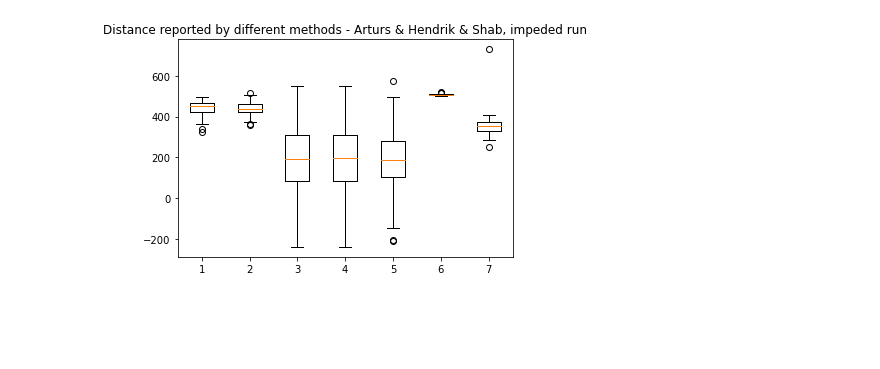
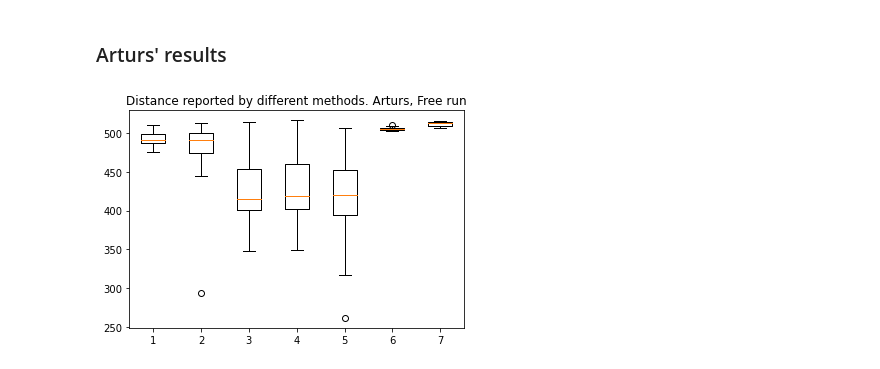
Before and after one commit to archie1983/imu_filters, a Jupyter notebook: experiment_plots.ipynb, the cells around one changed output. Drawn from its saved outputs; the diff is of its cells as text; code cells hidden in the pictures; blank space fills up the shorter version.

```diff
--- a/experiment_plots.ipynb
+++ b/experiment_plots.ipynb
@@ -237,20 +1,21 @@ plt.show()
-# %%
-# Arturs' and Hendrik's together:
-gh_imu_enc_acc = [476.11,493.62,503.5,481.52,452.4,470.4,461.43,467.19,437.92,473.86,477.65,454.98,428.76,434.76,444.11,427.16,437.54,444.48,414.99,473.13,448.32,452.47,426.17,447.82,420.17,456.19,445.99,434.17,455.06,428.86,440.25,438.08,438.58,437.98,454.48,431.51,451.04,462.34,433.68,434.92,441.96,473.59,417.21,438.17,504.03,423.38,482.88,390.62,375.43,425.29,356.82,499.52,405.47,423.62,409.99,408.01,401.61,397.61,406.94,514.74,418.46,362.55]
-gh_filtered_dst = [478.43,490.37,489,477.09,472.46,474.68,478.31,468.65,467.54,475.11,484.79,464.7,443.64,458.54,447.38,449.29,454.81,469.48,441.21,457.42,466.68,467.46,441.57,450.91,424.03,477.09,439.91,444.43,444.79,436.07,454.5,460.85,438.42,413.44,464.95,444.7,450.63,476.32,452.36,451.53,464.19,436.64,381.82,407.13,464.18,433.53,497.6,403.98,340.65,388.8,373.02,462.29,417.14,378.62,363.09,413.93,410.53,408.18,368.97,481.6,426.83,324.14]
-imu_no_filter = [358.55,420.14,415.05,355.25,322.42,331.73,351.1,303.51,312.33,345.47,394.15,279.76,186.2,264.18,206.48,205.4,241.49,311.28,166.82,248.24,298.68,211.18,84.67,197.28,63.92,234.26,172.26,130.74,232.32,96.73,153.5,145.54,152.17,142.91,221.34,124.26,205.3,259.53,128.04,128.91,173.98,322.59,50.75,156.65,487.14,78.99,389.87,-81.42,-162.73,86.11,-237.86,473.49,4.82,87.98,19.14,6.11,-29.24,-45.92,-6.39,547.92,54.35,-216.83]
-imu_gh_filter = [364.7,421.25,424.49,363.18,329.65,342.85,358.07,312.71,314.54,349.75,401.26,289.03,192.94,266.83,213.08,210.11,249.4,310.67,171.08,250.7,304.4,212.91,92.25,199.29,73.56,243.14,170.13,138.68,236.75,102.95,153.34,138.42,155.81,132.15,223.99,121.18,211.77,266.76,123.65,139.21,171.96,318.23,52.01,156.11,482.75,82.94,392.96,-82.34,-161.14,84.93,-237.55,470.05,10.92,85.69,12.93,8.46,-33.74,-36.01,-6.64,551.19,55.23,-220.57]
-imu_kalman_filter = [352.67,414.67,420.99,361.93,305.96,334.59,330.86,301.75,275.77,342.48,380.37,270.76,167.45,237.53,202.24,179.87,219.67,284,138.52,251.99,272.41,235.19,107.18,188.08,69.79,242.43,165.45,147.92,213.68,89.53,162.04,168.03,146.5,124.79,217.28,143.54,206.95,257.2,152.05,138.88,206.28,340.77,68.89,187.19,496.77,105.95,412.63,-65.41,-145.77,99.48,-202.42,485.97,44.34,104.49,25.34,17.47,3.32,-19.42,2.67,576.52,68.13,-207.41]
-enc_pos = [504.77,503.91,503.63,503.49,505.19,505.55,505.55,504.98,502.85,503.56,502.71,509.8,504.2,504.77,504.98,510.44,503.63,508.59,509.3,517.74,507.96,507.86,506.48,505.34,503.96,506.79,509.0,504.73,505.87,507.09,507.25,506.48,504.73,507.09,507.86,503.2,507.25,508.32,505.26,506.18,504.12,511.68,515.04,518.4,508.24,510.3,509.08,511.9,512.82,511.37,506.41,504.8,504.12,506.48,506.18,508.16,509.08,507.78,509.61,506.64,508.85,507.86]
-real_pos = [321,335,325,360,290,350,250,310,290,306,308,328,332,321,287,340,294,340,324,335,354,400.0,340.0,370.0,335.0,370.0,340.0,355.0,375.0,330.0,350.0,325.0,340.0,330.0,375.0,340.0,370.0,380.0,360.0,340.0,355.0,400.0,360.0,360.0,730.0,380.0,370.0,410.0,350.0,390.0,360.0,390.0,390.0,380.0,390.0,370.0,370.0,380.0,370.0,370.0,390.0,380.0]
-
-import matplotlib.pyplot as plt
-
-data = [gh_filtered_dst, gh_imu_enc_acc, imu_no_filter, imu_gh_filter, imu_kalman_filter, enc_pos, real_pos]
-fig7, ax7 = plt.subplots()
-ax7.set_title('Distance reported by different methods - Arturs & Hendrik & Shab, impeded run')
-ax7.boxplot(data)
-
-plt.show()
-# %% [output]
-[figure, removed]
+# %% [markdown]
+### Arturs' results
+# %%
+gh_filtered_dst_f_ae = [499.98,510.27,488.49,486.85,498.57,485.11,492.9,497.05,495.59,488.03,488.87,475.96,485.49,490.61,500.47,490.45,504.49,476.4,508.6,487.36]
+gh_imu_enc_acc_f_ae = [293.94,513.53,506.91,491.66,500.04,473.01,511.68,491.75,496.9,499.42,487.32,462.65,489.17,468.33,492.57,474.7,509.06,445.24,502.94,484.16]
+imu_no_filter_f_ae = [462.72,514.93,415.29,402.75,451.53,397.15,425.73,439.98,442.13,396.14,403.54,348.08,394.41,414.19,474.27,411.82,479.51,348,511.14,407.62]
+imu_gh_filter_f_ae = [466.85,512.6,419.89,408.77,457.15,400.19,434.98,446.2,452.16,399.11,401.92,349.86,402.26,415.93,481.71,417.77,487.12,356.03,516.6,398.28]
+imu_kalman_filter_f_ae = [261.63,506.46,455.34,404.57,451.45,380.49,441.27,436.67,443.64,443.09,397.33,342.84,394.99,400.62,468.18,391.4,482.37,316.77,503.41,395.5]
+enc_pos_f_ae = [510.15,508.31,509.45,503.42,505.9,504.48,506.33,506.89,506.04,506.47,508.1,502.85,503.77,504.69,504.55,505.9,506.18,504.55,504.84,503.63]
+real_pos_f_ae = [513,514,514,512,509,513,514,511,509,508,514,510,516,512,513,516,514,512,507,506]
+
+import matplotlib.pyplot as plt
+
+data = [gh_filtered_dst_f_ae, gh_imu_enc_acc_f_ae, imu_no_filter_f_ae, imu_gh_filter_f_ae, imu_kalman_filter_f_ae, enc_pos_f_ae, real_pos_f_ae]
+fig7, ax7 = plt.subplots()
+ax7.set_title('Distance reported by different methods. Arturs, Free run')
+ax7.boxplot(data)
+
+plt.show()
+# %% [output]
+[figure, added]
```
Also changed, not shown: parts of 33 cells of this notebook.
